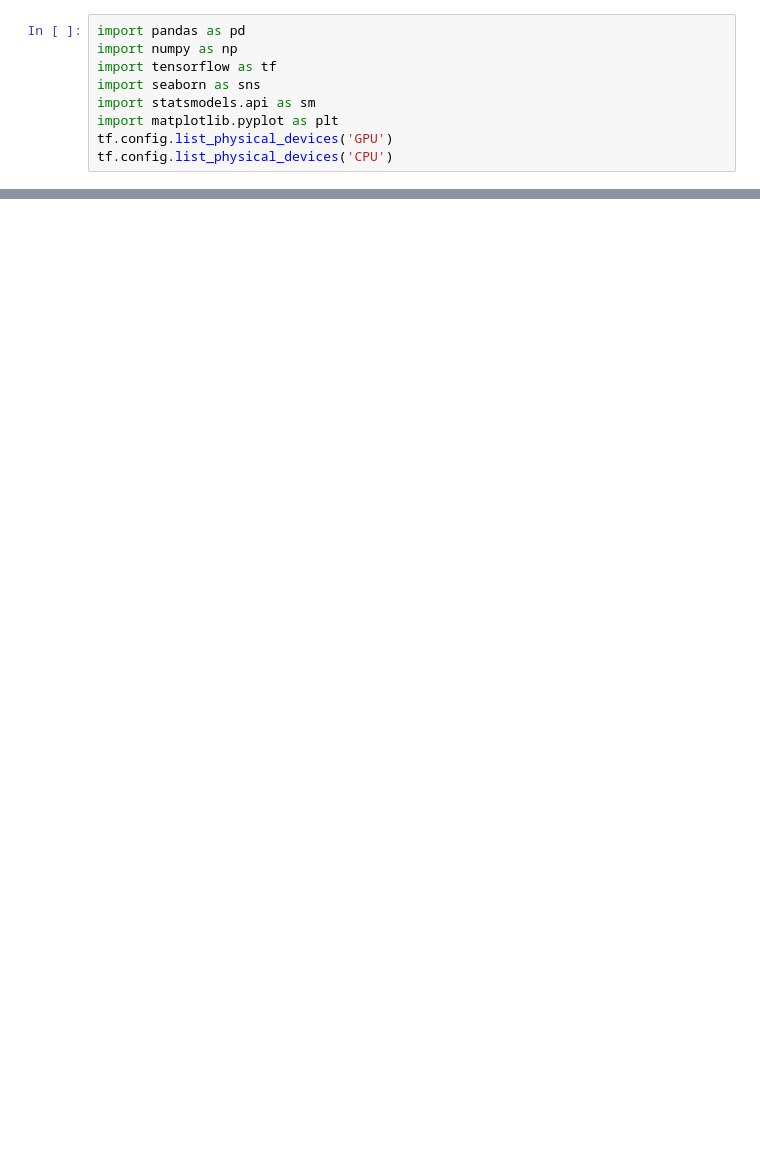
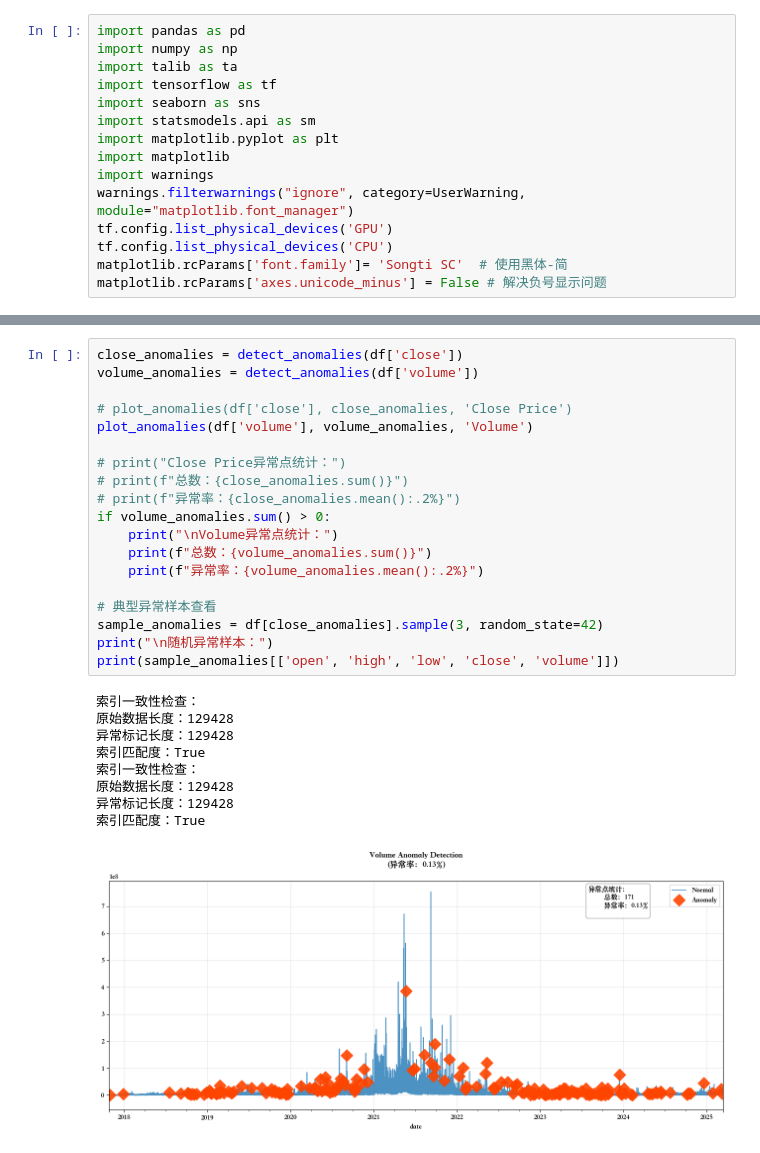
Before and after one commit to vuca-ian/stock, a Jupyter notebook: trade.ipynb, the cells around one changed output, grey strips where cells are left out. Drawn from its saved outputs; the diff is of its cells as text; blank space fills up the shorter version.

```diff
--- a/trade.ipynb
+++ b/trade.ipynb
@@ -1,12 +1,18 @@
 # %%
 import pandas as pd
 import numpy as np
+import talib as ta
 import tensorflow as tf
 import seaborn as sns
 import statsmodels.api as sm
 import matplotlib.pyplot as plt
+import matplotlib
+import warnings
+warnings.filterwarnings("ignore", category=UserWarning, module="matplotlib.font_manager")
 tf.config.list_physical_devices('GPU')
 tf.config.list_physical_devices('CPU')
+matplotlib.rcParams['font.family']= 'Songti SC'  # 使用黑体-简
+matplotlib.rcParams['axes.unicode_minus'] = False # 解决负号显示问题
 # %%
 df = pd.read_csv('stock.csv',index_col='date', parse_dates=True)
 df.info()
@@ -52,0 +198,29 @@ df_2021_2023.head()
+# %%
+close_anomalies = detect_anomalies(df['close'])
+volume_anomalies = detect_anomalies(df['volume'])
+
+# plot_anomalies(df['close'], close_anomalies, 'Close Price')
+plot_anomalies(df['volume'], volume_anomalies, 'Volume')
+
+# print("Close Price异常点统计：")
+# print(f"总数：{close_anomalies.sum()}")
+# print(f"异常率：{close_anomalies.mean():.2%}")
+if volume_anomalies.sum() > 0:
+    print("\nVolume异常点统计：")
+    print(f"总数：{volume_anomalies.sum()}")
+    print(f"异常率：{volume_anomalies.mean():.2%}")
+
+# 典型异常样本查看
+sample_anomalies = df[close_anomalies].sample(3, random_state=42)
+print("\n随机异常样本：")
+print(sample_anomalies[['open', 'high', 'low', 'close', 'volume']])
+# %% [output]
+索引一致性检查：
+原始数据长度：129428
+异常标记长度：129428
+索引匹配度：True
+索引一致性检查：
+原始数据长度：129428
+异常标记长度：129428
+索引匹配度：True
+[figure, added]
```
Also changed, not shown: parts of 15 cells of this notebook, 6 other files.
